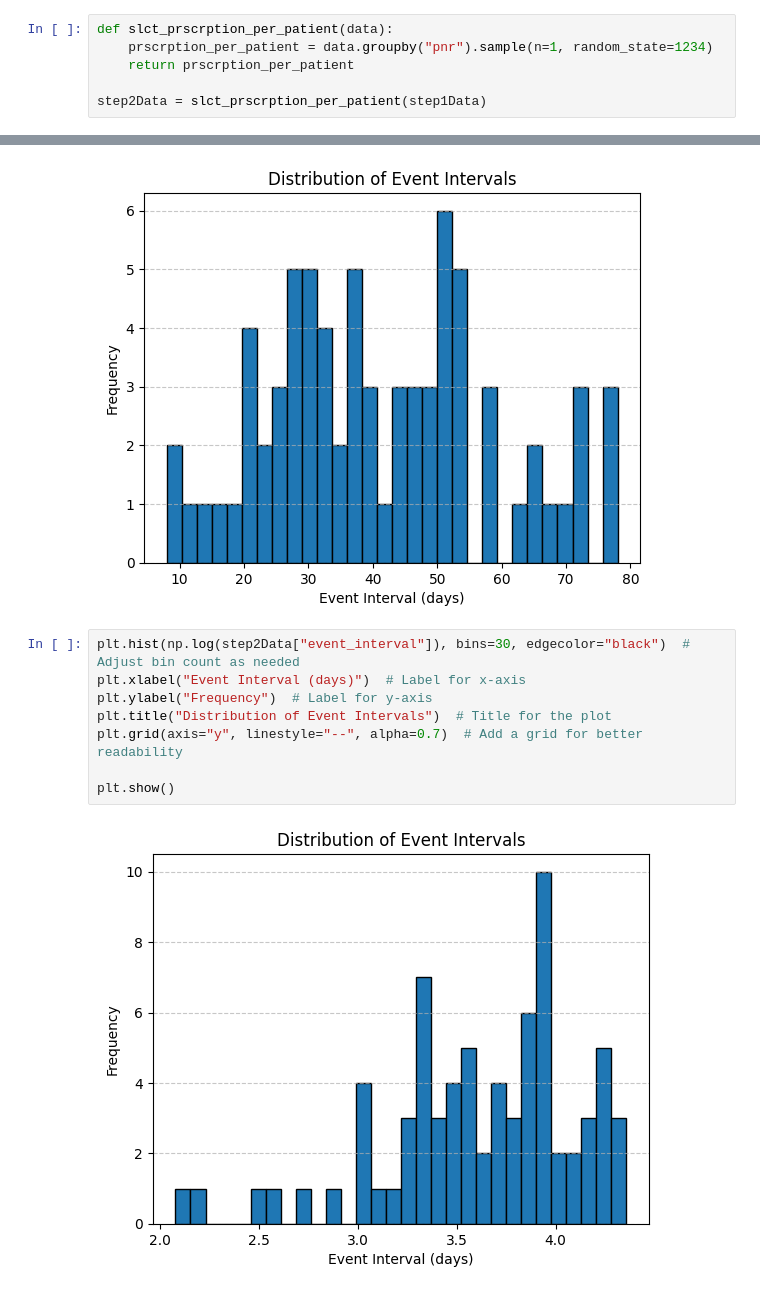
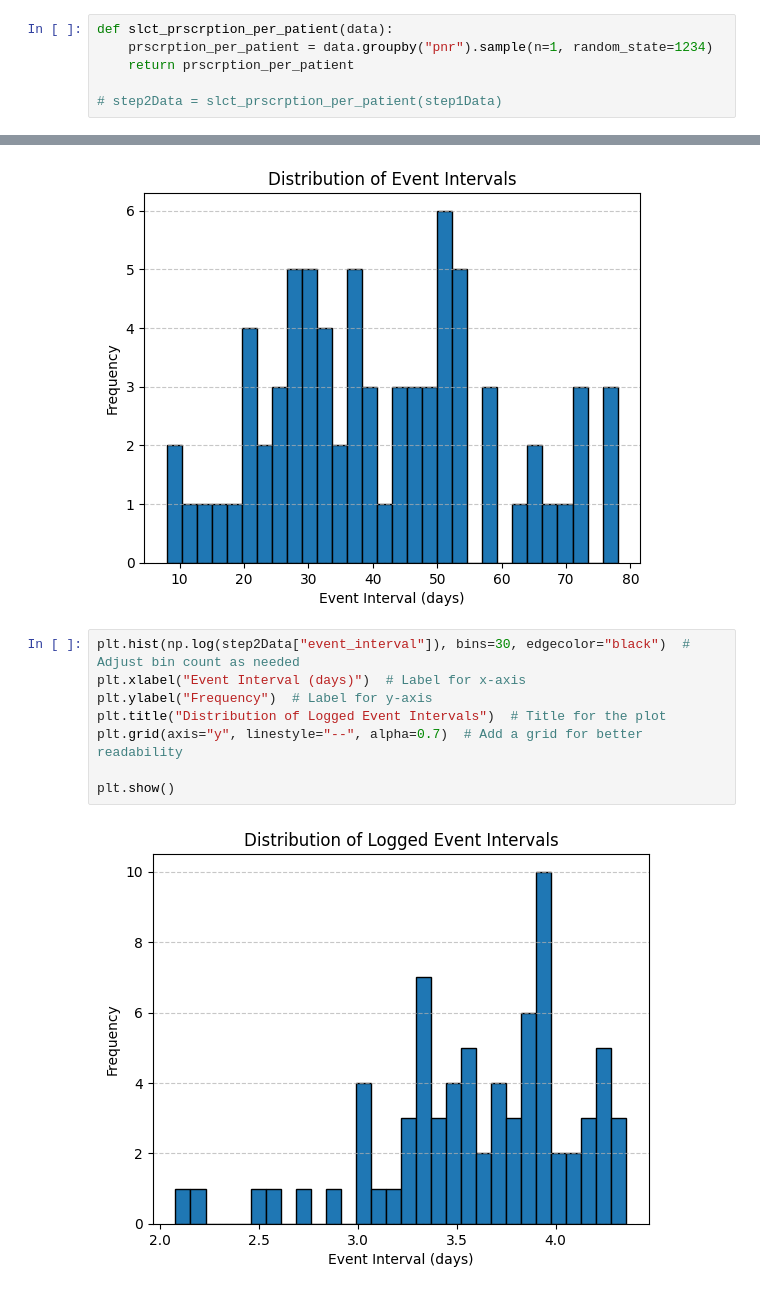
Before and after one commit to ian-sobs/sessa-empirical-estimator, a Jupyter notebook: see.ipynb, the cells around one changed output, grey strips where cells are left out. Saved outputs shown, nothing was run; the diff lists cells and outputs as text.

```diff
--- a/see.ipynb
+++ b/see.ipynb
@@ -87,7 +95,7 @@ def slct_prscrption_per_patient(data):
     prscrption_per_patient = data.groupby("pnr").sample(n=1, random_state=1234)
     return prscrption_per_patient
 
-step2Data = slct_prscrption_per_patient(step1Data)
+# step2Data = slct_prscrption_per_patient(step1Data)
 # %% [markdown]
 ### Step 3.
 The temporal distances (time gaps) of the randomly selected filled prescriptions from the previous step are logged, undergo KDE estimation, and then standardized.
@@ -106,10 +114,10 @@ plt.show()
 # %%
 plt.hist(np.log(step2Data["event_interval"]), bins=30, edgecolor="black")  # Adjust bin count as needed
 plt.xlabel("Event Interval (days)")  # Label for x-axis
 plt.ylabel("Frequency")  # Label for y-axis
-plt.title("Distribution of Event Intervals")  # Title for the plot
+plt.title("Distribution of Logged Event Intervals")  # Title for the plot
 plt.grid(axis="y", linestyle="--", alpha=0.7)  # Add a grid for better readability
 
 plt.show()
 # %% [output]
-[figure, old version]
+[figure, new version]
```
Also changed, not shown: parts of 13 cells of this notebook.
